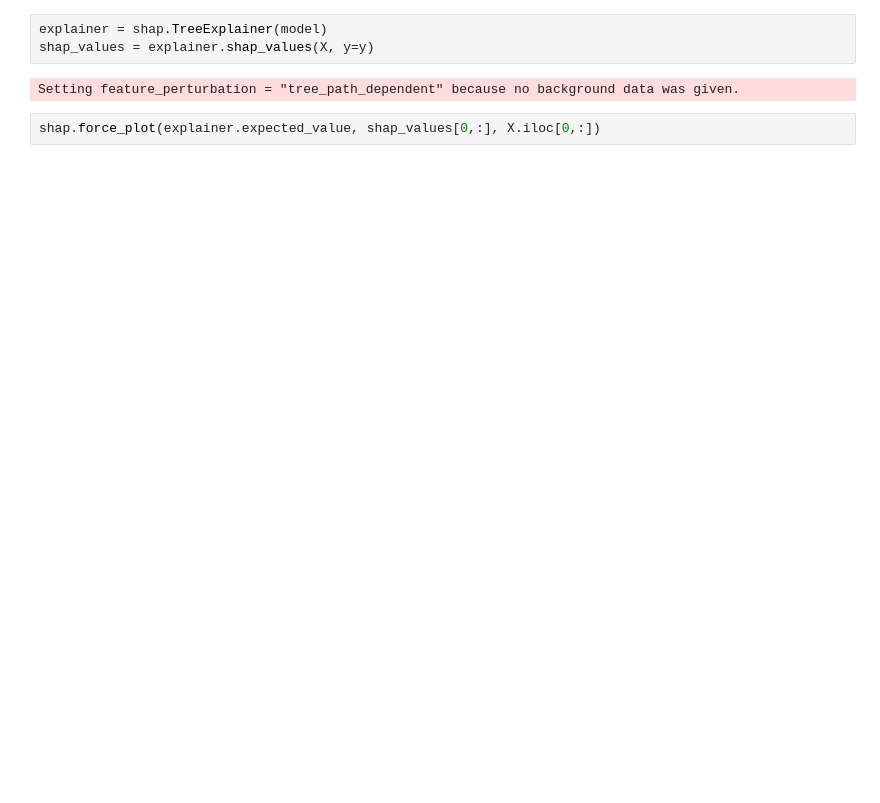
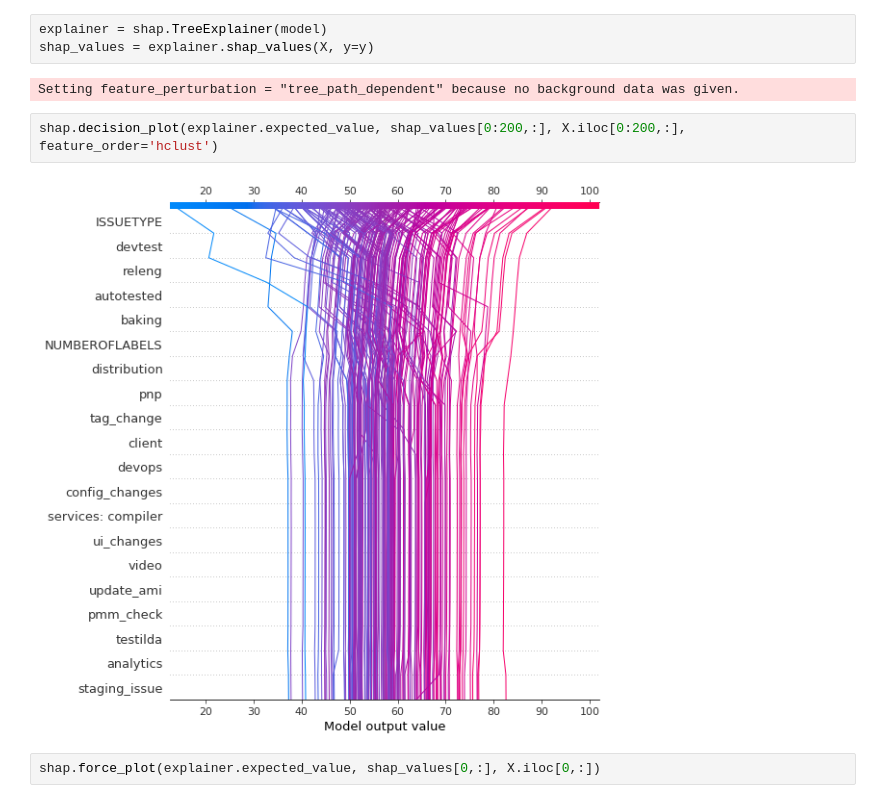
Before and after one commit to pr3mar/thesis, a Jupyter notebook: src/reports/explain_model.ipynb, the cells around one changed output. Saved outputs shown, nothing was run; the diff lists cells and outputs as text; blank space fills up the shorter version.

```diff
--- a/src/reports/explain_model.ipynb
+++ b/src/reports/explain_model.ipynb
@@ -66,6 +71,10 @@ explainer = shap.TreeExplainer(model)
 shap_values = explainer.shap_values(X, y=y)
 # %% [output]
 Setting feature_perturbation = "tree_path_dependent" because no background data was given.
+# %%
+shap.decision_plot(explainer.expected_value, shap_values[0:200,:], X.iloc[0:200,:], feature_order='hclust')
+# %% [output]
+[figure, added]
 # %%
 shap.force_plot(explainer.expected_value, shap_values[0,:], X.iloc[0,:])
 # %% [output]
```
Also changed, not shown: parts of 9 cells of this notebook, 26 other files.
